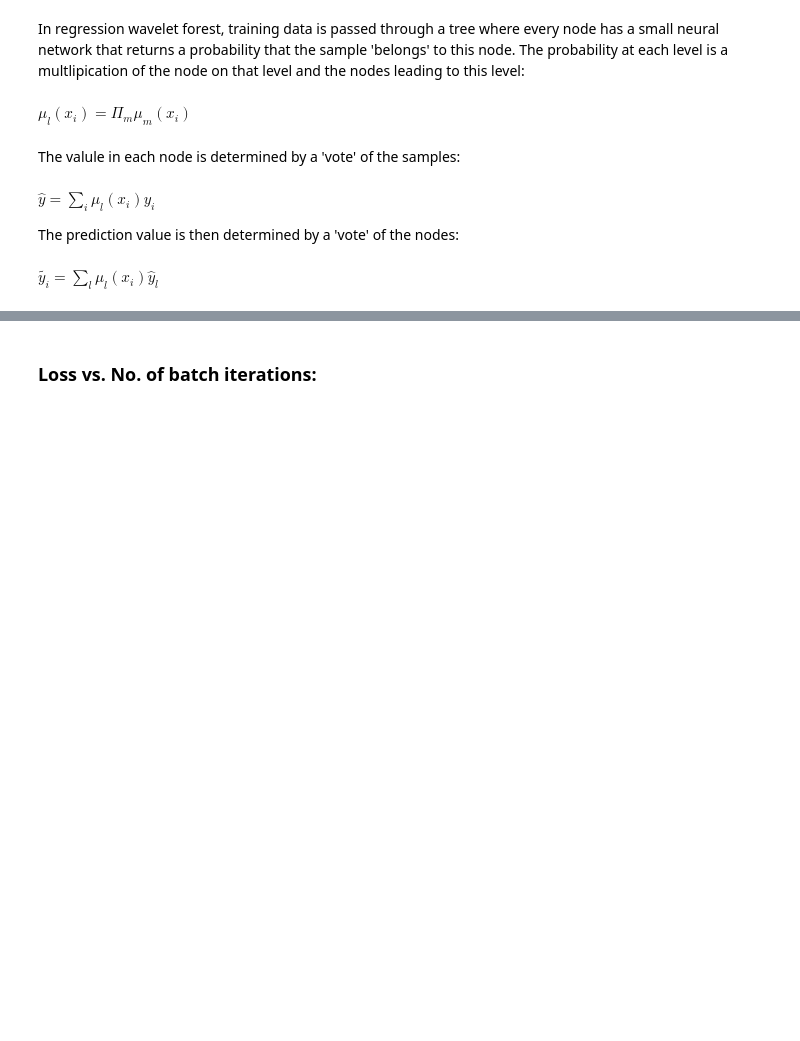
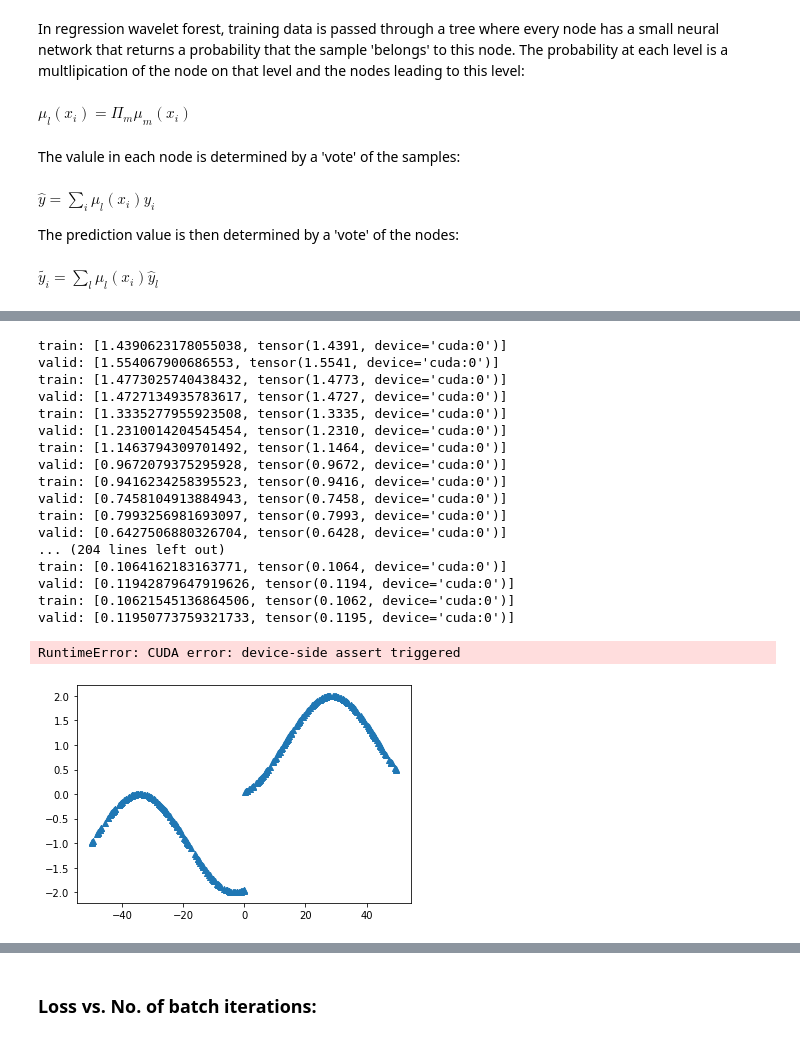
Before and after one commit to guy-amir/rwf, a Jupyter notebook: notebook.ipynb, the cells around one changed output, grey strips where cells are left out. Cells and saved outputs as stored; diff of their text form; code cells hidden in the pictures; blank space fills up the shorter version.

```diff
--- a/notebook.ipynb
+++ b/notebook.ipynb
@@ -23,30 +26,25 @@ from params import parameters
 import model_conf
 import dataset_loader
 import trainer
-import matplotlib.pyplot as plt
-import numpy as np
 
 conf = parameters()
-conf.epochs = 110
-conf.one_batch = True
-x,y = step_gen(range = (0,100),step=0.1)
+
+x,y = step_gen(range = (0,60),step=0.1)
 tdl,vdl = dl_maker(x,y,conf)
 data = dataset_loader.DataBunch(tdl,vdl,c=1,features4tree=1)
+
+loss_func =  torch.nn.MSELoss()
+
+learn = model_conf.Learner(*model_conf.get_model(conf,data), loss_func, data)
+
 device = torch.device('cuda',0)
 torch.cuda.set_device(device)
-run = trainer.Runner(cb_funcs=conf.cbfs)
-loss_func =  torch.nn.MSELoss()
 
-xx = learn.data.valid_dl.ds.x.numpy()
-yy = learn.data.valid_dl.ds.y.numpy()
-plt.scatter(xx, yy, marker='^')
+run = trainer.Runner(cb_funcs=conf.cbfs,conf=None)
+run.fit(conf.epochs, learn)
 
-for i in range(2,7):
-    conf.tree_depth = 2*i
-    learn = model_conf.Learner(*model_conf.get_model(conf,data), loss_func, data)
-    run.fit(conf.epochs, learn)
-    zz = run.recorder.tot_pred.cpu().numpy()
-    plt.scatter(xx, zz, marker='*')
+run.recorder.plot_lr()
 
-plt.show()
+# from training import trainer
+# train = trainer(xt,yt)
 # %% [output]
@@ -54,3 +68,36 @@ KeyboardInterrupt:
+# %%
+xx = learn.data.valid_dl.ds.x.numpy()
+yy = learn.data.valid_dl.ds.y.numpy()
+plt.scatter(xx, yy, marker='^')
+
+for i in range(2,7):
+    conf.tree_depth = 2*i
+    learn = model_conf.Learner(*model_conf.get_model(conf,data), loss_func, data)
+    run.fit(conf.epochs, learn)
+    zz = run.recorder.tot_pred.cpu().numpy()
+    plt.scatter(xx, zz, marker='*')
+
+plt.show()
+# %% [output]
+train: [1.4390623178055038, tensor(1.4391, device='cuda:0')]
+valid: [1.554067900686553, tensor(1.5541, device='cuda:0')]
+train: [1.4773025740438432, tensor(1.4773, device='cuda:0')]
+valid: [1.4727134935783617, tensor(1.4727, device='cuda:0')]
+train: [1.3335277955923508, tensor(1.3335, device='cuda:0')]
+valid: [1.2310014204545454, tensor(1.2310, device='cuda:0')]
+train: [1.1463794309701492, tensor(1.1464, device='cuda:0')]
+valid: [0.9672079375295928, tensor(0.9672, device='cuda:0')]
+train: [0.9416234258395523, tensor(0.9416, device='cuda:0')]
+valid: [0.7458104913884943, tensor(0.7458, device='cuda:0')]
+train: [0.7993256981693097, tensor(0.7993, device='cuda:0')]
+valid: [0.6427506880326704, tensor(0.6428, device='cuda:0')]
+... (204 lines left out)
+train: [0.1064162183163771, tensor(0.1064, device='cuda:0')]
+valid: [0.11942879647919626, tensor(0.1194, device='cuda:0')]
+train: [0.10621545136864506, tensor(0.1062, device='cuda:0')]
+valid: [0.11950773759321733, tensor(0.1195, device='cuda:0')]
+RuntimeError: CUDA error: device-side assert triggered
+[figure, added]
 # %%
 from func_gen import *
 import sklearn
```
Also changed, not shown: parts of 22 cells of this notebook, 9 other files.
